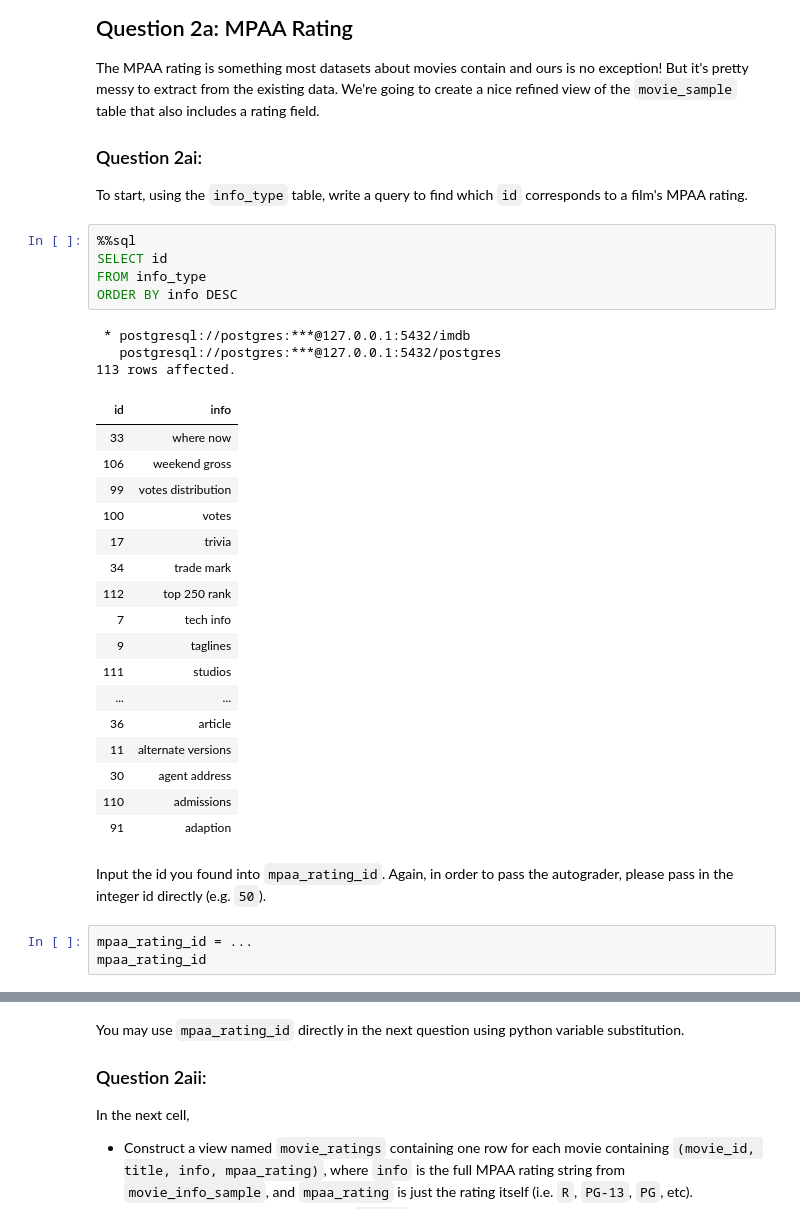
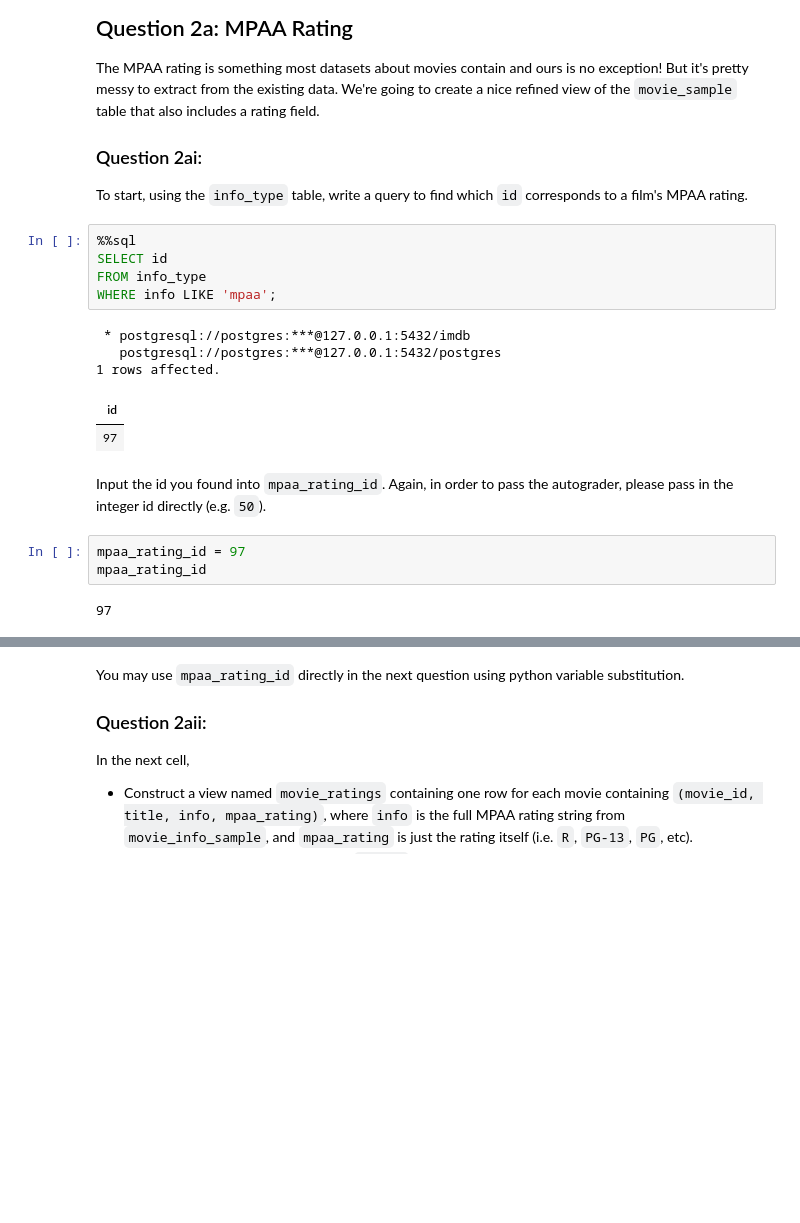
Before and after one commit to jaydurant/cal-data-101-projects, a Jupyter notebook: project1/proj1.ipynb, the cells around one changed output, grey strips where cells are left out. Cells and saved outputs as stored; diff of their text form; blank space fills up the shorter version.

```diff
--- a/project1/proj1.ipynb
+++ b/project1/proj1.ipynb
@@ -321,29 +319,14 @@ To start, using the `info_type` table, write a query to find which `id` correspo
 # %%
 %%sql
 SELECT id
 FROM info_type
-ORDER BY info DESC
+WHERE info LIKE 'mpaa';
 # %% [output]
  * postgresql://postgres:***@127.0.0.1:5432/imdb
    postgresql://postgres:***@127.0.0.1:5432/postgres
-113 rows affected.
+1 rows affected.
-| id | info |
-| 33 | where now |
-| 106 | weekend gross |
-| 99 | votes distribution |
-| 100 | votes |
-| 17 | trivia |
-| 34 | trade mark |
-| 112 | top 250 rank |
-| 7 | tech info |
-| 9 | taglines |
-| 111 | studios |
-| ... | ... |
-| 36 | article |
-| 11 | alternate versions |
-| 30 | agent address |
-| 110 | admissions |
-| 91 | adaption |
+| id |
+| 97 |
 # %% [markdown]
 Input the id you found into `mpaa_rating_id`. Again, in order to pass the autograder, please pass in the integer id directly (e.g. `50`).
 
@@ -353,7 +336,9 @@ name: q2ai
 points: 1
 -->
 # %%
-mpaa_rating_id = ...
+mpaa_rating_id = 97
 mpaa_rating_id
+# %% [output]
+97
 # %%
 grader.check("q2ai")
```
Also changed, not shown: parts of 5 cells of this notebook, 4 other files.
